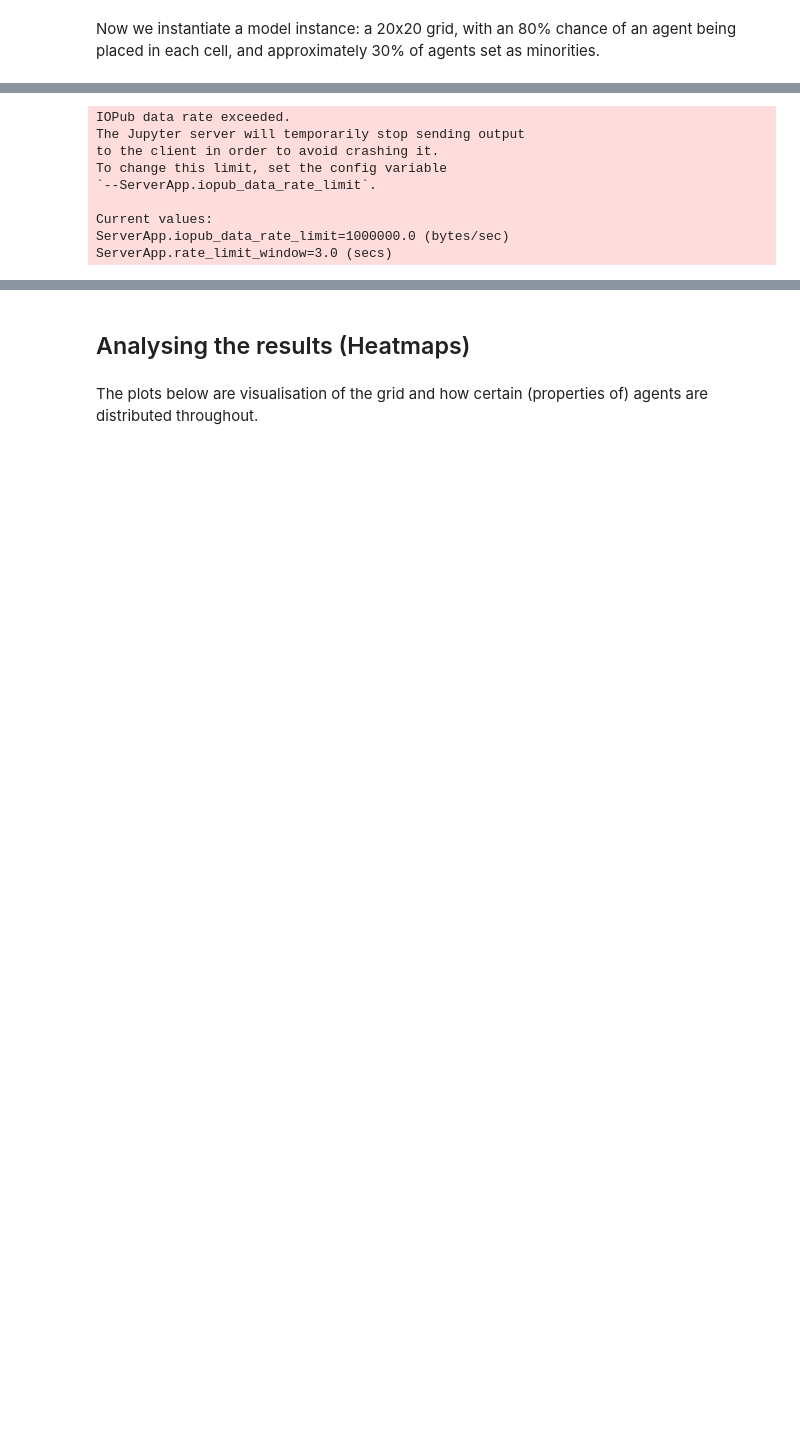
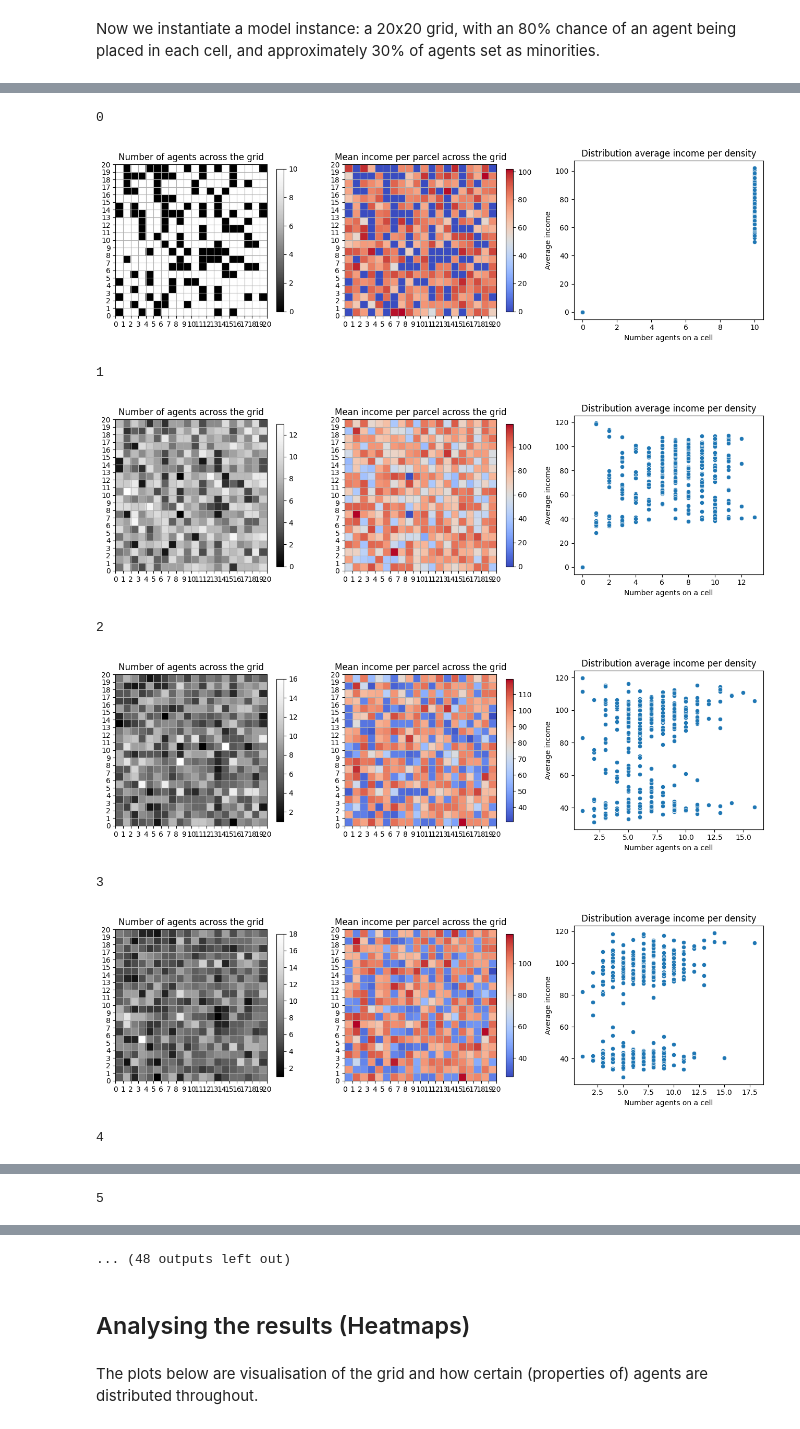
Before and after one commit to AnnedeKoeijer/Schelling_reloaded_2.0, a Jupyter notebook: Model2/analysis.ipynb, the cells around one changed output, grey strips where cells are left out. Drawn from its saved outputs; the diff is of its cells as text; code cells hidden in the pictures; blank space fills up the shorter version.

```diff
--- a/Model2/analysis.ipynb
+++ b/Model2/analysis.ipynb
@@ -12,15 +12,14 @@ today
 # %%
 #Running the model for a certain amount of steps
-while model.running and model.schedule.steps < 20:
+while model.running and model.schedule.steps < 30:
     model.step()
-print(model.schedule.steps) # Show how many steps have actually run
 # %% [output]
-IOPub data rate exceeded.
-The Jupyter server will temporarily stop sending output
-to the client in order to avoid crashing it.
-To change this limit, set the config variable
-`--ServerApp.iopub_data_rate_limit`.
-
-Current values:
-ServerApp.iopub_data_rate_limit=1000000.0 (bytes/sec)
-ServerApp.rate_limit_window=3.0 (secs)
+0
+[figure, added]
+1
+[figure, added]
+2
+[figure, added]
+3
+[figure, added]
+4
@@ -26,0 +27 @@ ServerApp.rate_limit_window=3.0 (secs)
+5
@@ -27,3 +29,4 @@ ServerApp.rate_limit_window=3.0 (secs)
+... (48 outputs left out)
 # %% [markdown]
 ## Analysing the results (Heatmaps) ##
 # %% [markdown]
```
Also changed, not shown: parts of 8 cells of this notebook, 11 other files.
